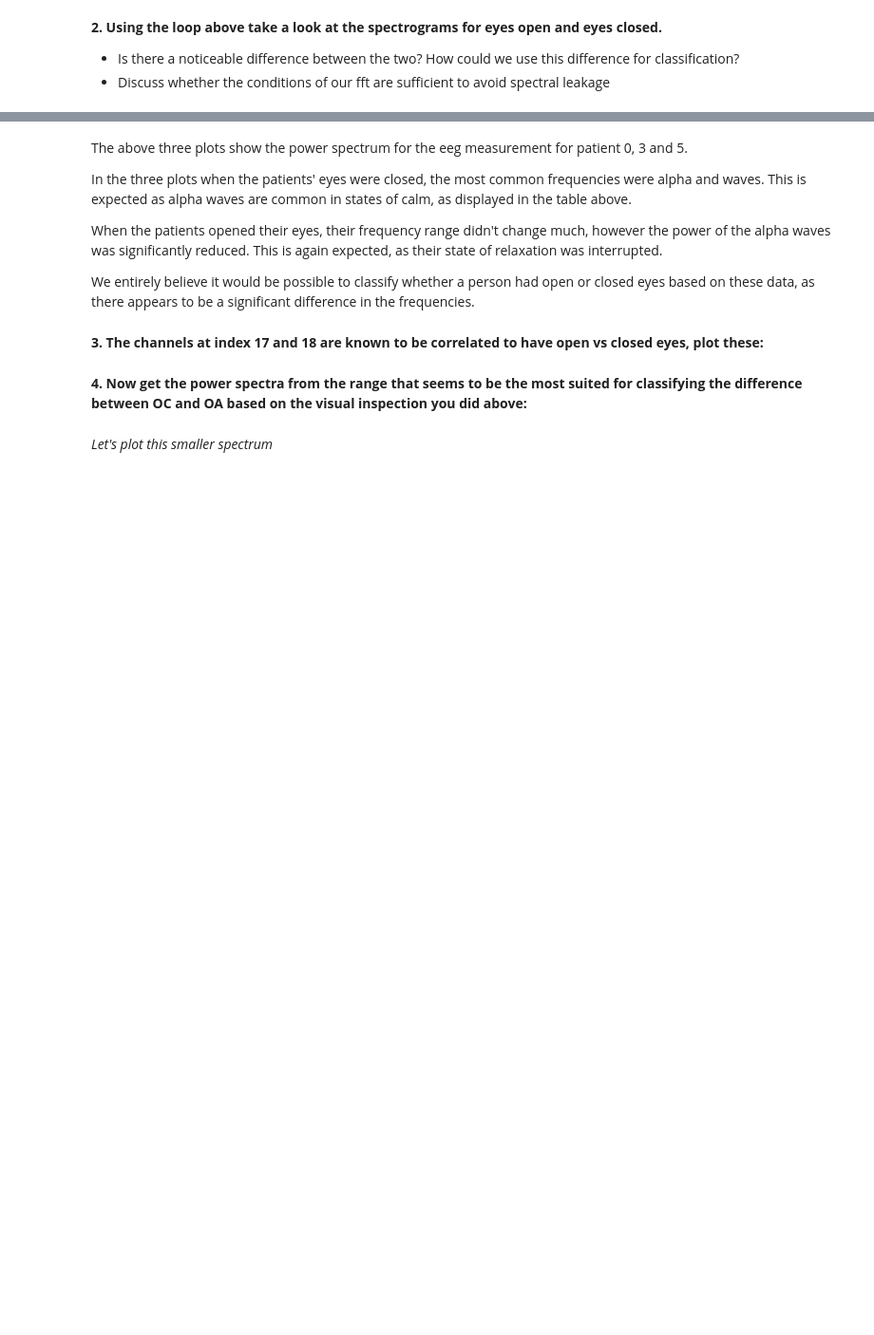
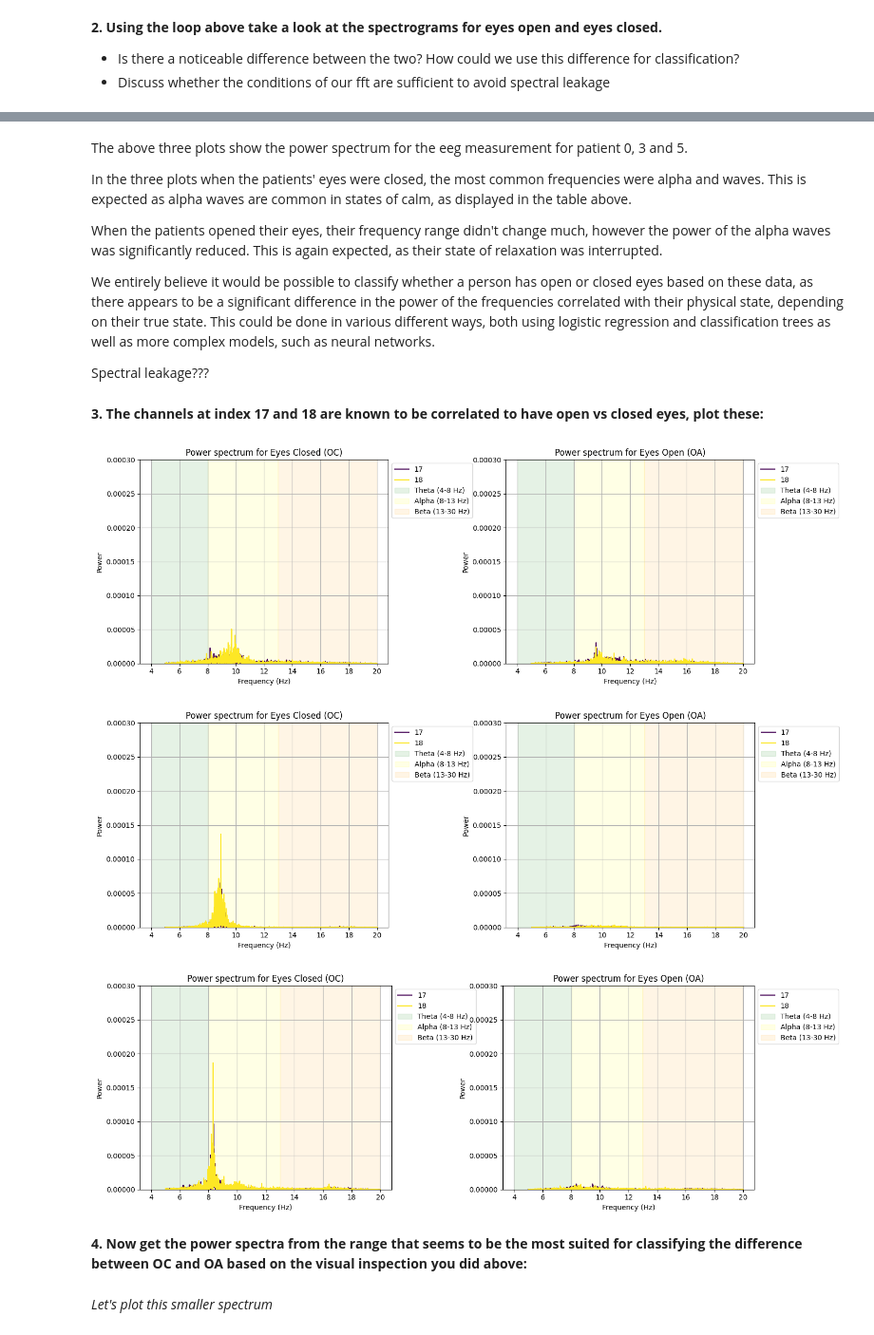
Before and after one commit to Warlour/02462-Project-2, a Jupyter notebook: assignment_2.ipynb, the cells around one changed output, grey strips where cells are left out. Shown at 95% size. Saved outputs shown, nothing was run; the diff lists cells and outputs as text; code cells hidden in the pictures; blank space fills up the shorter version.

```diff
--- a/assignment_2.ipynb
+++ b/assignment_2.ipynb
@@ -489,33 +547,44 @@ In the three plots when the patients' eyes were closed, the most common frequenc
 
 When the patients opened their eyes, their frequency range didn't change much, however the power of the alpha waves was significantly reduced. This is again expected, as their state of relaxation was interrupted.
 
-We entirely believe it would be possible to classify whether a person had open or closed eyes based on these data, as there appears to be a significant difference in the frequencies.
+We entirely believe it would be possible to classify whether a person has open or closed eyes based on these data, as there appears to be a significant difference in the power of the frequencies correlated with their physical state, depending on their true state. This could be done in various different ways, both using logistic regression and classification trees as well as more complex models, such as neural networks.
+
+
+
+
+
+Spectral leakage???
 # %% [markdown]
 **3. The channels at index 17 and 18 are known to be correlated to have open vs closed eyes, plot these:**
 # %%
-optical_channel_slice = slice(?)    # Look it up if in doubt as to how a slice works
+optical_channel_slice = slice(16,18)    # Look it up if in doubt as to how a slice works
 data_oc_optical_channels = [arr[optical_channel_slice] for arr in data_oc]
 data_oa_optical_channels = [arr[optical_channel_slice] for arr in data_oa]
 # %%
 patient_indexes = [0, 3, 5]
 min_freq=5
 max_freq=20
+
 for segment in patient_indexes:
     plt.subplots(1, 2, figsize=(15, 5))
 
     data_oc_time_filtered = bandpass_filter(data_oc_optical_channels[segment], h)
     data_oa_time_filtered = bandpass_filter(data_oa_optical_channels[segment], h)
     # Compute power spectra for both conditions
     freqs_oc, power_spectrum_oc = compute_power_spectrum(data_oc_time_filtered, sampling_rate=sample_rate, min_freq=min_freq, max_freq=max_freq)
     freqs_oa, power_spectrum_oa = compute_power_spectrum(data_oa_time_filtered, sampling_rate=sample_rate, min_freq=min_freq, max_freq=max_freq)
 
     plt.subplot(1, 2, 1)
-    plot_power_spectrum_overlay(freqs_oc, power_spectrum_oc, channel_names[optical_channel_slice], title=f"Power spectrum for Eyes Closed (OC)")
+    plot_power_spectrum_overlay(freqs_oc, power_spectrum_oc, channel_names[optical_channel_slice], title=f"Power spectrum for Eyes Closed (OC)", show_label = True, show_color = True)
     plt.ylim([0, y_max])
     plt.subplot(1, 2, 2)
-    plot_power_spectrum_overlay(freqs_oa, power_spectrum_oa, channel_names[optical_channel_slice], title=f"Power spectrum for Eyes Open (OA)")
+    plot_power_spectrum_overlay(freqs_oa, power_spectrum_oa, channel_names[optical_channel_slice], title=f"Power spectrum for Eyes Open (OA)", show_label = True, show_color = True)
     plt.ylim([0, y_max])
     plt.show()
+# %% [output]
+[figure, added]
+[figure, added]
+[figure, added]
 # %% [markdown]
 **4. Now get the power spectra from the range that seems to be the most suited for classifying the difference between OC and OA based on the visual inspection you did above:**
 # %%
```
Also changed, not shown: parts of 13 cells of this notebook.
